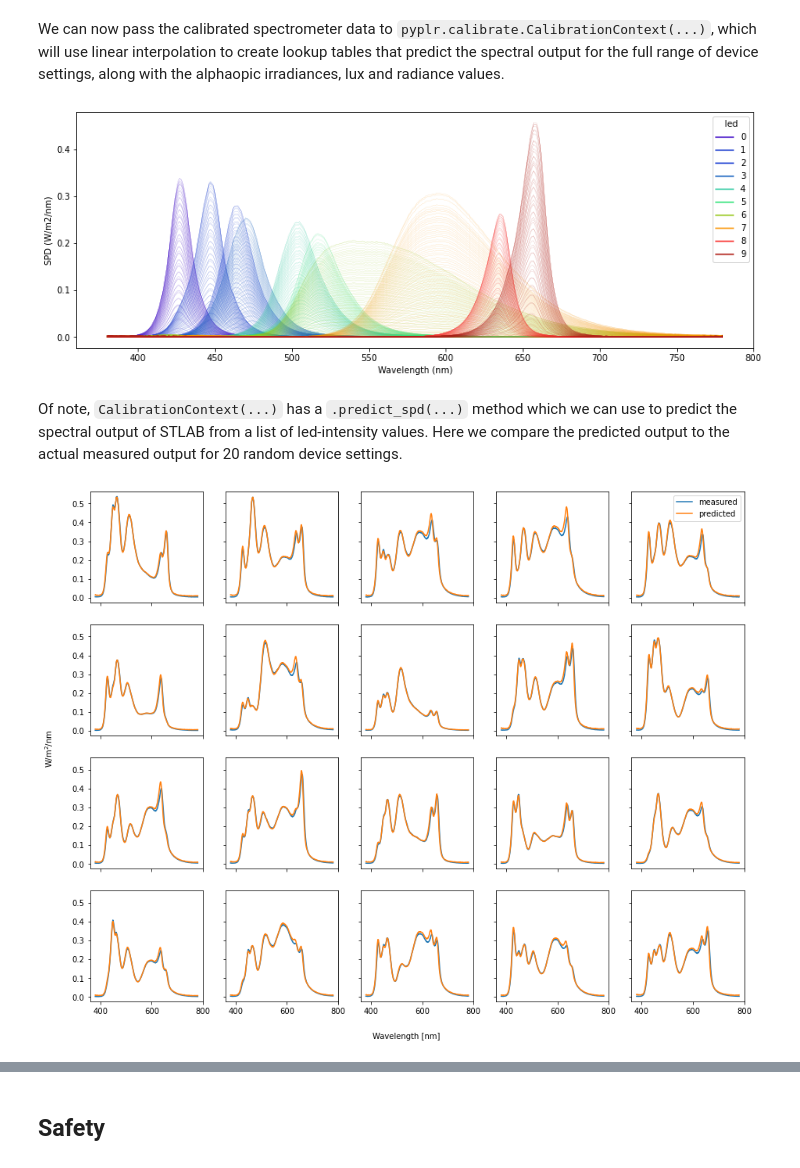
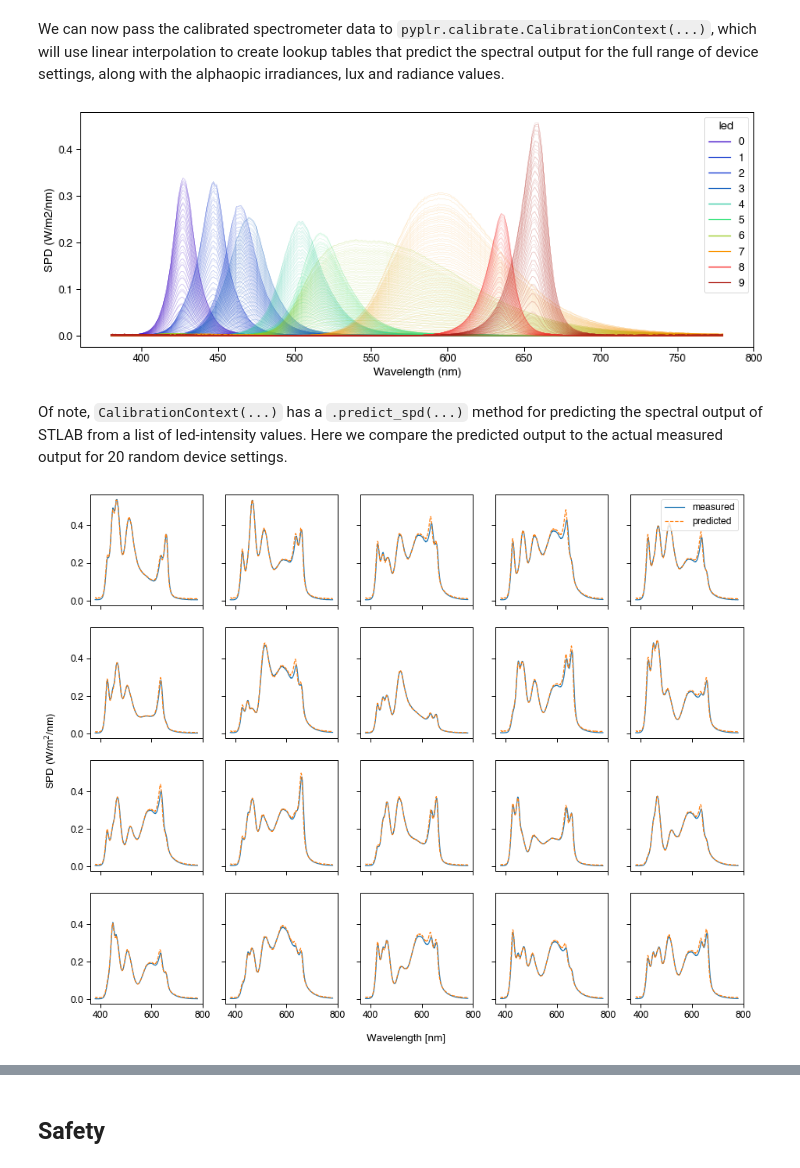
Before and after one commit to PyPlr/cvd_pupillometry, a Jupyter notebook: 04c_integrating_sphere.ipynb, the cells around one changed output, grey strips where cells are left out. Drawn from its saved outputs; the diff is of its cells as text; code cells hidden in the pictures.

```diff
--- a/04c_integrating_sphere.ipynb
+++ b/04c_integrating_sphere.ipynb
@@ -103,15 +103,18 @@ w_m2_nm
 # %% [markdown]
 We can now pass the calibrated spectrometer data to `pyplr.calibrate.CalibrationContext(...)`, which will use linear interpolation to create lookup tables that predict the spectral output for the full range of device settings, along with the alphaopic irradiances, lux and radiance values.
 # %%
+import seaborn as sns
+sns.set_context('paper', font_scale=1.4)
+
 from pyplr.calibrate import CalibrationContext
 
 cc = CalibrationContext(
     '../data/S2_corrected_oo_spectra.csv', binwidth=1)
 fig = cc.plot_calibrated_spectra()
 # %% [output]
-[figure, old version]
+[figure, new version]
 # %% [markdown]
-Of note, `CalibrationContext(...)` has a `.predict_spd(...)` method which we can use to predict the spectral output of STLAB from a list of led-intensity values. Here we compare the predicted output to the actual measured output for 20 random device settings.
+Of note, `CalibrationContext(...)` has a `.predict_spd(...)` method for predicting the spectral output of STLAB from a list of led-intensity values. Here we compare the predicted output to the actual measured output for 20 random device settings.
 # %%
 import ast
 import matplotlib.pyplot as plt
@@ -133,11 +136,13 @@ for i, ax in enumerate(axs):
         test_spec_info.loc[i,'intensities']))
     wls = pred.columns
     ax.plot(wls, test_specs.loc[i].to_numpy(), label='measured')
-    ax.plot(wls, pred.to_numpy()[0], label='predicted')
+    ax.plot(wls, pred.to_numpy()[0], ls='dashed', label='predicted')
     if i==4:
         ax.legend()
 fig.text(0.5, 0.07, 'Wavelength [nm]', ha='center')
 fig.text(
-    0.07, 0.5, 'W/m$^2$/nm', va='center', rotation='vertical');
+    0.07, 0.5, 'SPD (W/m$^2$/nm)', va='center', rotation='vertical');
+
+fig.savefig('../img/STLAB_sphere_measured_predicted.tiff', dpi=300)
 # %% [output]
-[figure, old version]
+[figure, new version]
```
Also changed, not shown: parts of 5 cells of this notebook, 46 other files.
